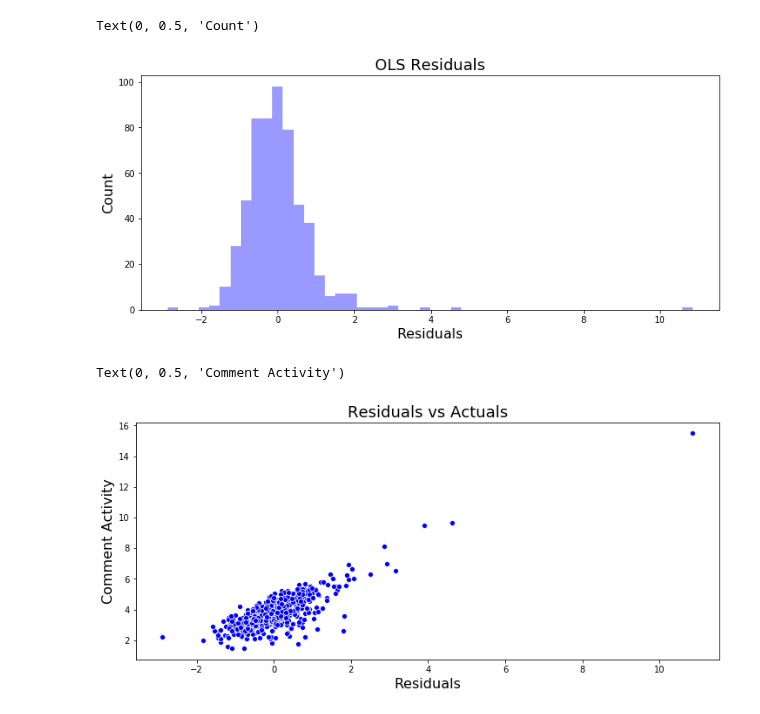
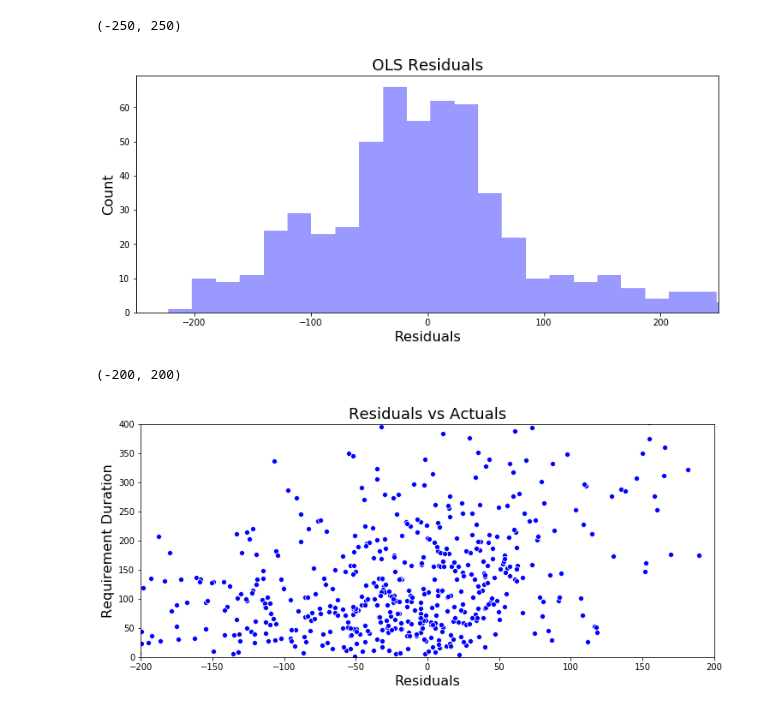
Before and after one commit to MthwRobinson/dissertation-research, a Jupyter notebook: research-notebooks/2-document-diversity.ipynb, the cells around one changed output. Drawn from its saved outputs; the diff is of its cells as text; code cells hidden in the pictures.

```diff
--- a/research-notebooks/2-document-diversity.ipynb
+++ b/research-notebooks/2-document-diversity.ipynb
@@ -98,9 +106,38 @@ mean_topics = df.groupby(['organization', 'package']).mean()[all_topics]
 all_data = mean_topics.merge(data, on=['package', 'organization'])
 # %%
 all_data['crowd_pct_sq'] = np.sqrt(all_data['crowd_pct'])
-all_data['crowd_pct_3'] = all_data['crowd_pct']**3
 all_data['crowd_pct_2'] = all_data['crowd_pct']**2
-all_data['issues_over_time'] = all_data['total_issues'] / all_data['project_age']
+all_data['issues_over_time'] = (all_data['total_issues'] / all_data['project_age'])*7
 all_data['avg_clusteringXcrowd_pct'] = all_data['avg_clustering'] * all_data['crowd_pct']
 all_data['avg_min_pathXcrowd_pct'] = all_data['avg_min_path'] * all_data['crowd_pct']
 all_data['gini_coefficientXcrowd_pct'] = all_data['gini_coefficient'] * all_data['crowd_pct']
+# %%
+base_columns = ['crowd_pct', 'crowd_pct_2',
+                'avg_clustering', 'avg_min_path', 'gini_coefficient',
+                'avg_clusteringXcrowd_pct', 'avg_min_pathXcrowd_pct', 'gini_coefficientXcrowd_pct',
+                'total_contributors', 'project_age']
+base_features = ' + '.join(base_columns)
+# %%
+def select_features(X, y, threshold, model_type='ols'):
+    cols = list(X.columns)
+    pmax = 1
+    while (len(cols)>0):
+        p= []
+        X_1 = X[cols]
+        if model_type == 'ols':
+            model = sm.OLS(y,X_1).fit()
+        elif model_type == 'poisson':
+            model = sm.GLM(y, X_1, family=sm.families.Poisson()).fit()
+        elif model_type == 'negative_binomial':
+            model = sm.GLM(y, X_1, family=sm.families.NegativeBinomial()).fit()
+        elif model_type == 'gamma':
+            model = sm.GLM(y, X_1, family=sm.families.Gamma(link=sm.families.links.log)).fit()
+        p = pd.Series(model.pvalues.values,index = cols)
+        pmax = max(p)
+        feature_with_p_max = p.idxmax()
+        if(pmax>threshold):
+            cols.remove(feature_with_p_max)
+        else:
+            break
+    features = ' + '.join(cols[1:])
+    return features
@@ -134,0 +283,10 @@ strong multicollinearity or other numerical problems.
+# %%
+y, X = dmatrices('duration_mean ~ ' + base_features + ' + ' + ' + '.join(reg_topics),
+                 data=all_data, return_type='dataframe')
+features = select_features(X, y, .10)
+y, X = dmatrices('duration_mean ~ crowd_pct + avg_clusteringXcrowd_pct - avg_clustering ' + features ,
+                 data=all_data, return_type='dataframe')
+mod = sm.OLS(y, X)
+res = mod.fit()
+yhat = res.predict(X)
+print(res.summary())
@@ -135,18 +311,21 @@ strong multicollinearity or other numerical problems.
 # %%
 plt.figure(figsize=(12, 5))
 sns.distplot(res.resid, kde=False, color='blue', bins=50)
 plt.title('OLS Residuals', fontsize=18)
 plt.xlabel('Residuals', fontsize=16)
 plt.ylabel('Count', fontsize=16)
+plt.xlim([-250, 250])
 # %% [output]
-Text(0, 0.5, 'Count')
+(-250, 250)
-[figure, old version]
+[figure, new version]
 # %%
 plt.figure(figsize=(12, 5))
-sns.scatterplot(x=res.resid, y=all_data['avg_comments'], color='blue')
+sns.scatterplot(x=res.resid, y=all_data['duration_mean'], color='blue')
 plt.title('Residuals vs Actuals', fontsize=18)
 plt.xlabel('Residuals', fontsize=16)
-plt.ylabel('Comment Activity', fontsize=16)
+plt.ylabel('Requirement Duration', fontsize=16)
+plt.ylim([0, 400])
+plt.xlim([-200, 200])
 # %% [output]
-Text(0, 0.5, 'Comment Activity')
+(-200, 200)
-[figure, old version]
+[figure, new version]
```
Also changed, not shown: parts of 23 cells of this notebook.
